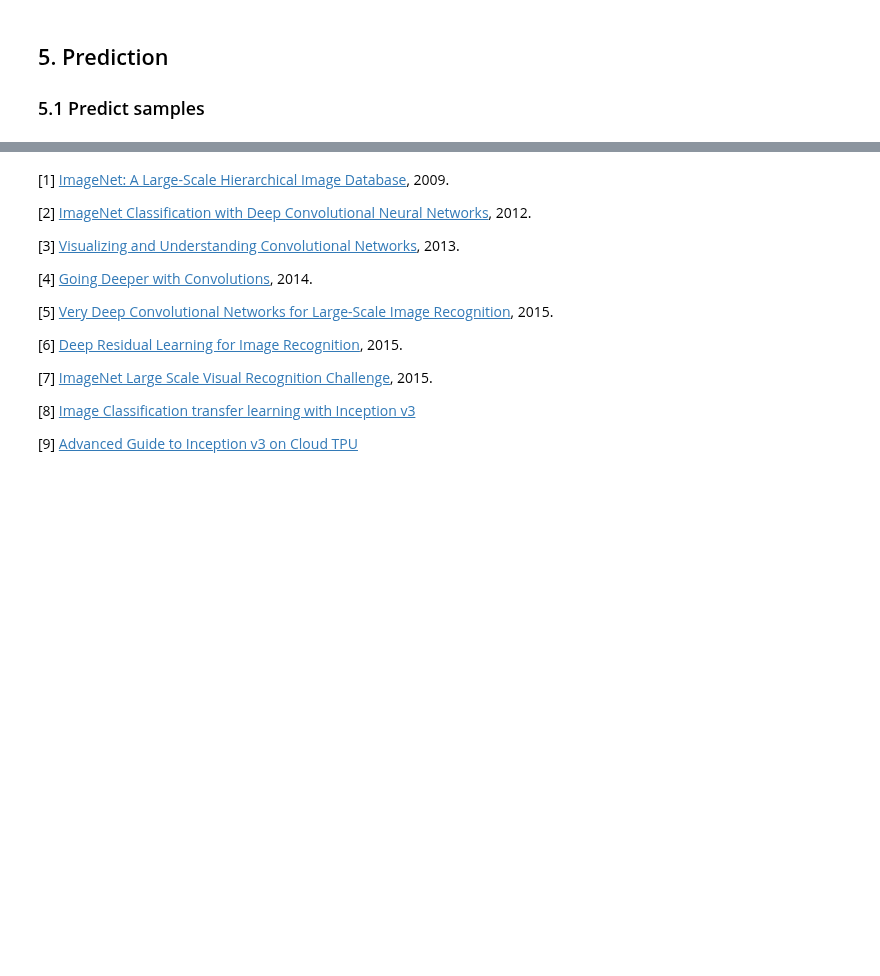
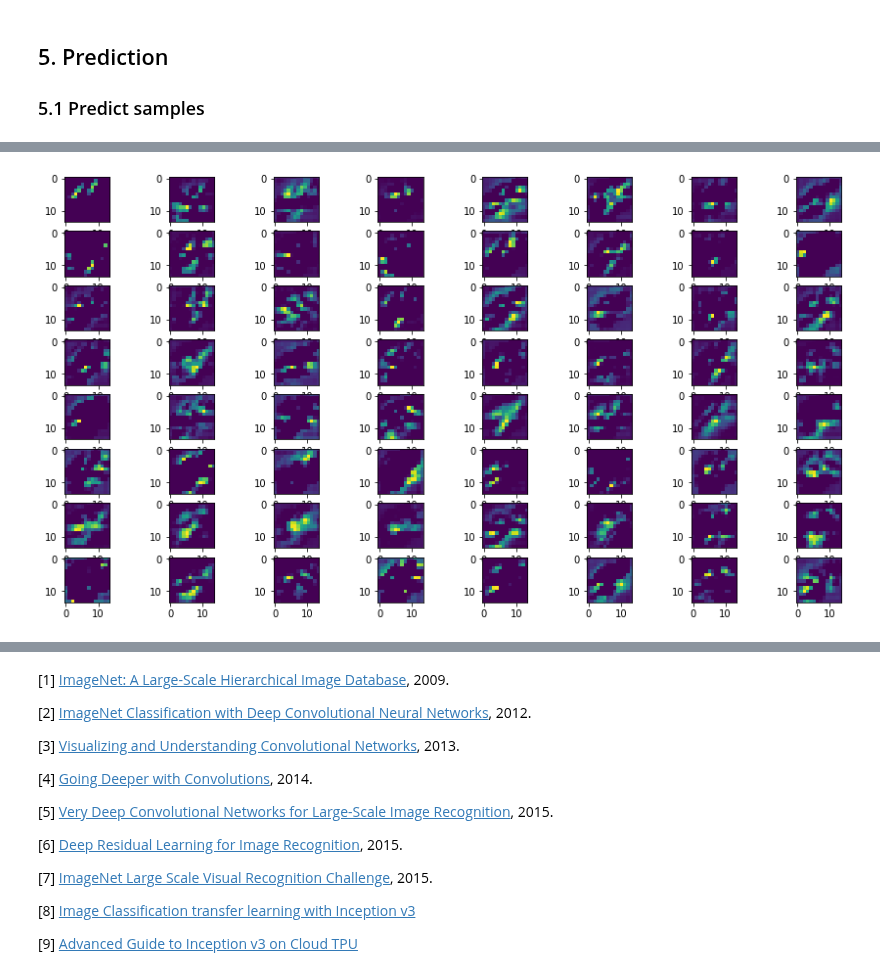
Before and after one commit to jgdelrio/tutorials, a Jupyter notebook: ComputerVision/03_Computer_Vision_Image_Classification.ipynb, the cells around one changed output, grey strips where cells are left out. Cells and saved outputs as stored; diff of their text form; code cells hidden in the pictures; blank space fills up the shorter version.

```diff
--- a/ComputerVision/03_Computer_Vision_Image_Classification.ipynb
+++ b/ComputerVision/03_Computer_Vision_Image_Classification.ipynb
@@ -574,0 +626,4 @@ submission = pd.concat([pd.Series(range(1,28001),name="ImageId"), results], axis
+# %%
+display_features(features, 4, 8)
+# %% [output]
+[figure, added]
```
Also changed, not shown: parts of 10 cells of this notebook, 31 other files.
